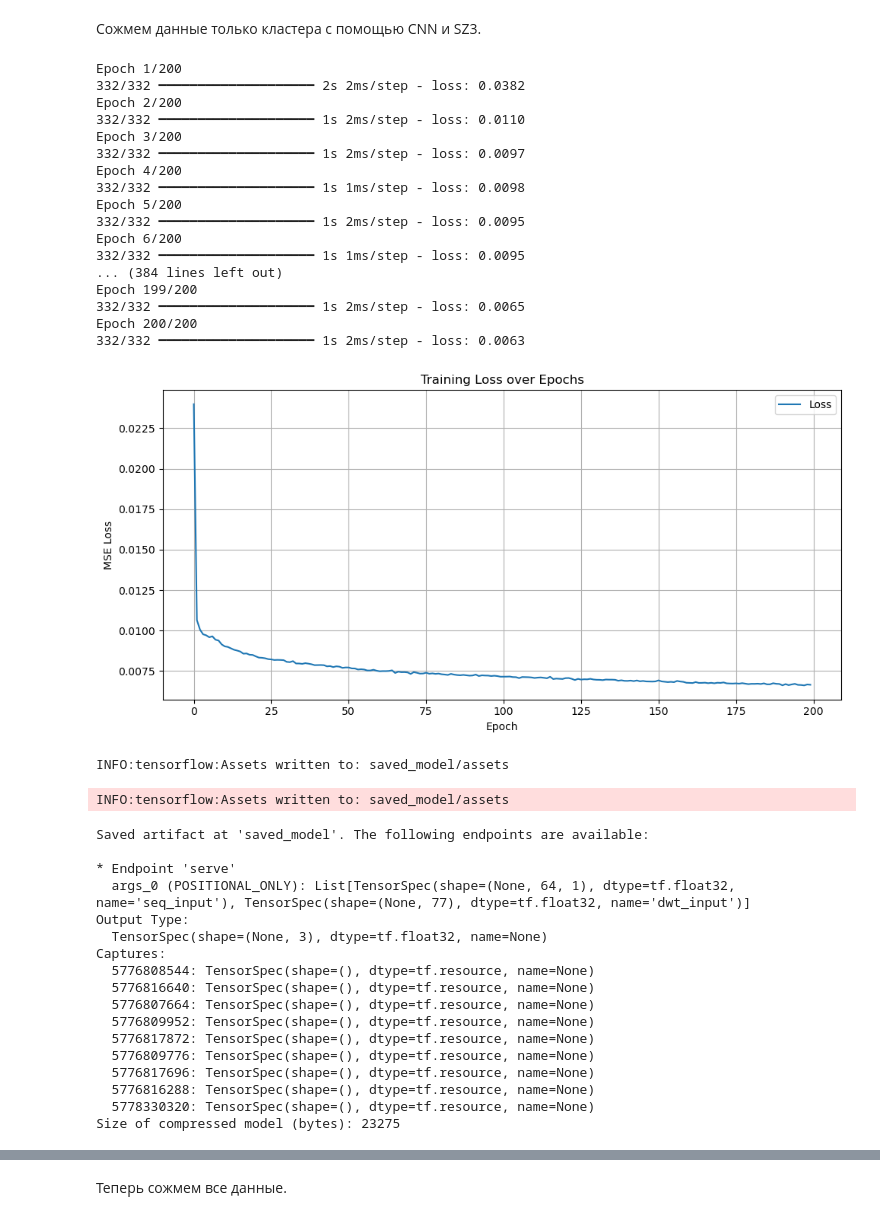
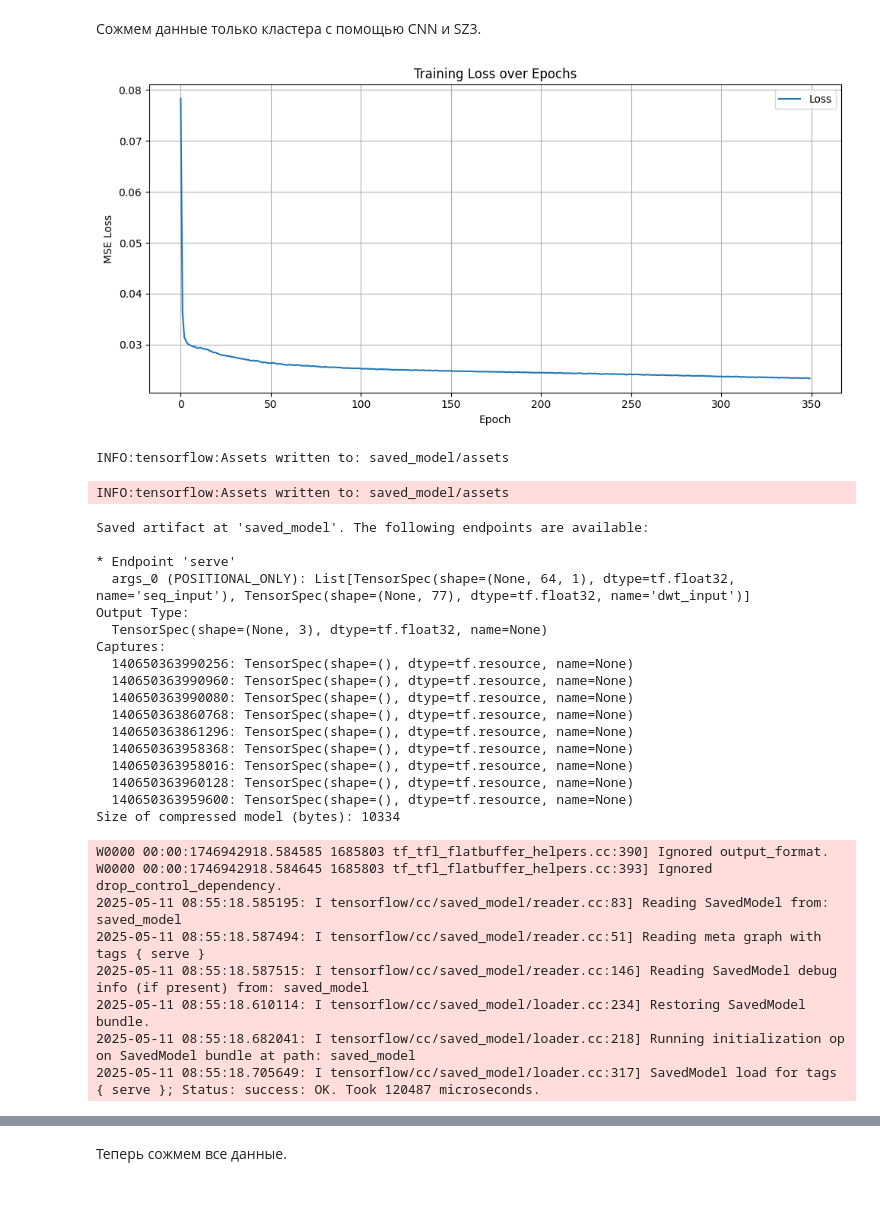
Before and after one commit to Romankkl03/compress_time_series, a Jupyter notebook: experiments.ipynb, the cells around one changed output, grey strips where cells are left out. Drawn from its saved outputs; the diff is of its cells as text; code cells hidden in the pictures.

Commit message:
add results format and refactoring

```diff
--- a/experiments.ipynb
+++ b/experiments.ipynb
@@ -399,0 +451,4 @@ get_compress_info_spatial_sprintz(df, res)
+# %%
+df_wind = pd.read_csv("/Users/roman/Desktop/диплом/final_repo/compress_time_series/data/CZ_wind.csv")
+with open('/Users/roman/Desktop/диплом/final_repo/compress_time_series/nuts_data/geo_dicts/geodict_CZ.yaml', 'r') as file:
+    wind_geo_dict = yaml.safe_load(file)
@@ -636,44 +1007,36 @@ MAPE: 49.75 %
 Сожмем данные только кластера с помощью CNN и SZ3.
 # %%
 cluster_enc = {}
-cluster_sensors = ['sensor_0', 'sensor_3', 'sensor_4', 'sensor_5'] #выделяем коррелирующие сенсоры
+cluster_sensors = ['sensor_0', 'sensor_2', 'sensor_1', 'sensor_6'] #выделяем коррелирующие сенсоры
 cluster_enc[tuple(cluster_sensors)] = compress_cnn_cluster(df_wind[cluster_sensors], use_dwt=True,
-                                                           window_size=64, num_epochs=200, plot_flag=True)
+                                                           window_size=64, num_epochs=350, conv_filter=3, plot_flag=True,
+                                                           er_abs_sz3=0.03,  model_compress="zstd")
 # %% [output]
+[figure, new version]
-Epoch 1/200
-332/332 ━━━━━━━━━━━━━━━━━━━━ 2s 2ms/step - loss: 0.0382
-Epoch 2/200
-332/332 ━━━━━━━━━━━━━━━━━━━━ 1s 2ms/step - loss: 0.0110
-Epoch 3/200
-332/332 ━━━━━━━━━━━━━━━━━━━━ 1s 2ms/step - loss: 0.0097
-Epoch 4/200
-332/332 ━━━━━━━━━━━━━━━━━━━━ 1s 1ms/step - loss: 0.0098
-Epoch 5/200
-332/332 ━━━━━━━━━━━━━━━━━━━━ 1s 2ms/step - loss: 0.0095
-Epoch 6/200
-332/332 ━━━━━━━━━━━━━━━━━━━━ 1s 1ms/step - loss: 0.0095
-... (384 lines left out)
-Epoch 199/200
-332/332 ━━━━━━━━━━━━━━━━━━━━ 1s 2ms/step - loss: 0.0065
-Epoch 200/200
-332/332 ━━━━━━━━━━━━━━━━━━━━ 1s 2ms/step - loss: 0.0063
+INFO:tensorflow:Assets written to: saved_model/assets
-[figure, old version]
 INFO:tensorflow:Assets written to: saved_model/assets
-INFO:tensorflow:Assets written to: saved_model/assets
+Saved artifact at 'saved_model'. The following endpoints are available:
+
+* Endpoint 'serve'
+  args_0 (POSITIONAL_ONLY): List[TensorSpec(shape=(None, 64, 1), dtype=tf.float32, name='seq_input'), TensorSpec(shape=(None, 77), dtype=tf.float32, name='dwt_input')]
+Output Type:
+  TensorSpec(shape=(None, 3), dtype=tf.float32, name=None)
+Captures:
+  140650363990256: TensorSpec(shape=(), dtype=tf.resource, name=None)
+  140650363990960: TensorSpec(shape=(), dtype=tf.resource, name=None)
+  140650363990080: TensorSpec(shape=(), dtype=tf.resource, name=None)
+  140650363860768: TensorSpec(shape=(), dtype=tf.resource, name=None)
+  140650363861296: TensorSpec(shape=(), dtype=tf.resource, name=None)
+  140650363958368: TensorSpec(shape=(), dtype=tf.resource, name=None)
+  140650363958016: TensorSpec(shape=(), dtype=tf.resource, name=None)
+  140650363960128: TensorSpec(shape=(), dtype=tf.resource, name=None)
+  140650363959600: TensorSpec(shape=(), dtype=tf.resource, name=None)
+Size of compressed model (bytes): 10334
-Saved artifact at 'saved_model'. The following endpoints are available:
-
-* Endpoint 'serve'
-  args_0 (POSITIONAL_ONLY): List[TensorSpec(shape=(None, 64, 1), dtype=tf.float32, name='seq_input'), TensorSpec(shape=(None, 77), dtype=tf.float32, name='dwt_input')]
-Output Type:
-  TensorSpec(shape=(None, 3), dtype=tf.float32, name=None)
-Captures:
-  5776808544: TensorSpec(shape=(), dtype=tf.resource, name=None)
-  5776816640: TensorSpec(shape=(), dtype=tf.resource, name=None)
-  5776807664: TensorSpec(shape=(), dtype=tf.resource, name=None)
-  5776809952: TensorSpec(shape=(), dtype=tf.resource, name=None)
-  5776817872: TensorSpec(shape=(), dtype=tf.resource, name=None)
-  5776809776: TensorSpec(shape=(), dtype=tf.resource, name=None)
-  5776817696: TensorSpec(shape=(), dtype=tf.resource, name=None)
-  5776816288: TensorSpec(shape=(), dtype=tf.resource, name=None)
-  5778330320: TensorSpec(shape=(), dtype=tf.resource, name=None)
-Size of compressed model (bytes): 23275
+W0000 00:00:1746942918.584585 1685803 tf_tfl_flatbuffer_helpers.cc:390] Ignored output_format.
+W0000 00:00:1746942918.584645 1685803 tf_tfl_flatbuffer_helpers.cc:393] Ignored drop_control_dependency.
+2025-05-11 08:55:18.585195: I tensorflow/cc/saved_model/reader.cc:83] Reading SavedModel from: saved_model
+2025-05-11 08:55:18.587494: I tensorflow/cc/saved_model/reader.cc:51] Reading meta graph with tags { serve }
+2025-05-11 08:55:18.587515: I tensorflow/cc/saved_model/reader.cc:146] Reading SavedModel debug info (if present) from: saved_model
+2025-05-11 08:55:18.610114: I tensorflow/cc/saved_model/loader.cc:234] Restoring SavedModel bundle.
+2025-05-11 08:55:18.682041: I tensorflow/cc/saved_model/loader.cc:218] Running initialization op on SavedModel bundle at path: saved_model
+2025-05-11 08:55:18.705649: I tensorflow/cc/saved_model/loader.cc:317] SavedModel load for tags { serve }; Status: success: OK. Took 120487 microseconds.
```
Also changed, not shown: parts of 96 cells of this notebook, 32 other files.
